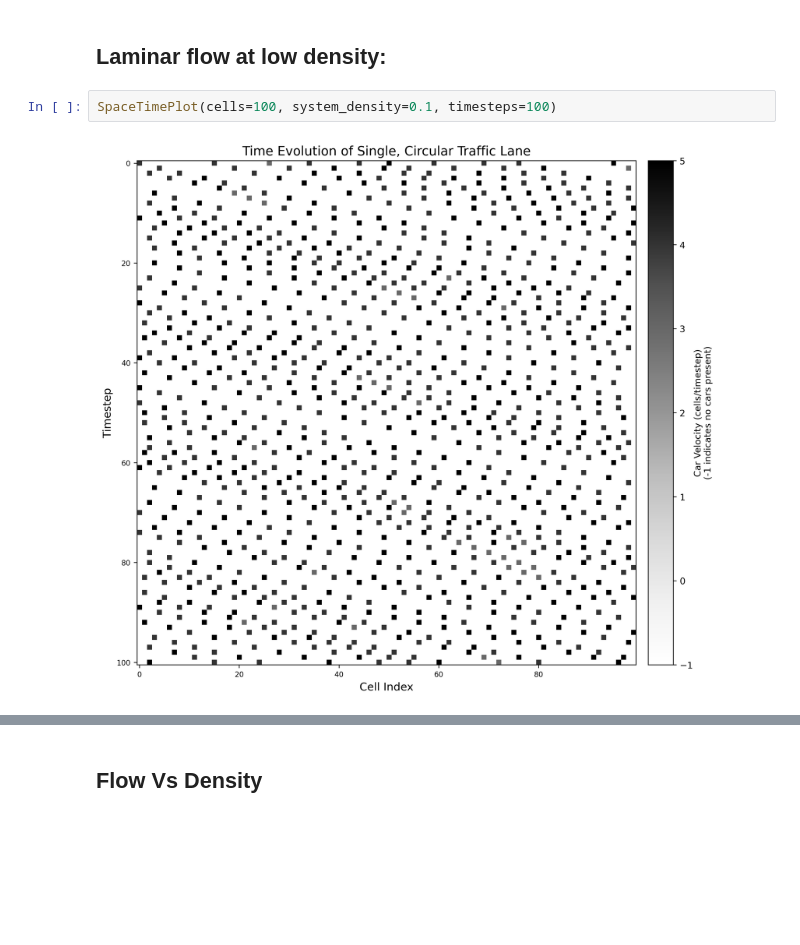
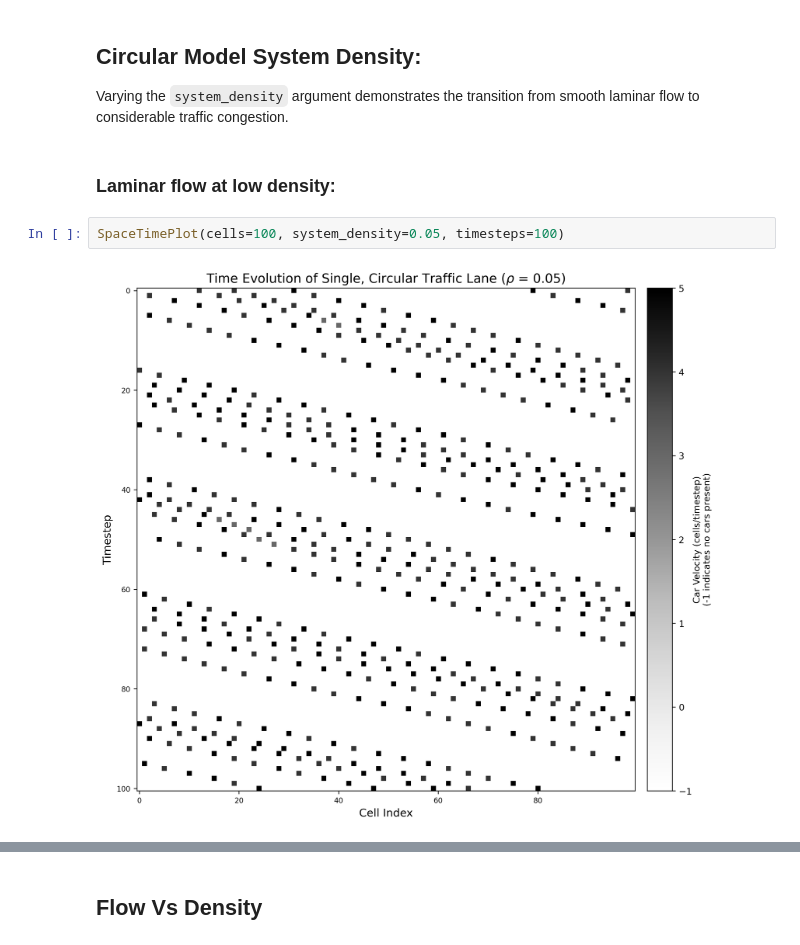
Before and after one commit to starmallow/PHY329_Project, a Jupyter notebook: demos/demo.ipynb, the cells around one changed output, grey strips where cells are left out. Saved outputs shown, nothing was run; the diff lists cells and outputs as text; blank space fills up the shorter version.

```diff
--- a/demos/demo.ipynb
+++ b/demos/demo.ipynb
@@ -14,6 +19,10 @@ We have functions written in `demos/analysis.py` for convenient plotting of our
 # %% [markdown]
-## Laminar flow at low density:
+## Circular Model System Density:
+
+Varying the `system_density` argument demonstrates the transition from smooth laminar flow to considerable traffic congestion.
+# %% [markdown]
+### Laminar flow at low density:
 # %%
-SpaceTimePlot(cells=100, system_density=0.1, timesteps=100)
+SpaceTimePlot(cells=100, system_density=0.05, timesteps=100)
 # %% [output]
-[figure, old version]
+[figure, new version]
```
Also changed, not shown: parts of 11 cells of this notebook, 1 other file.
